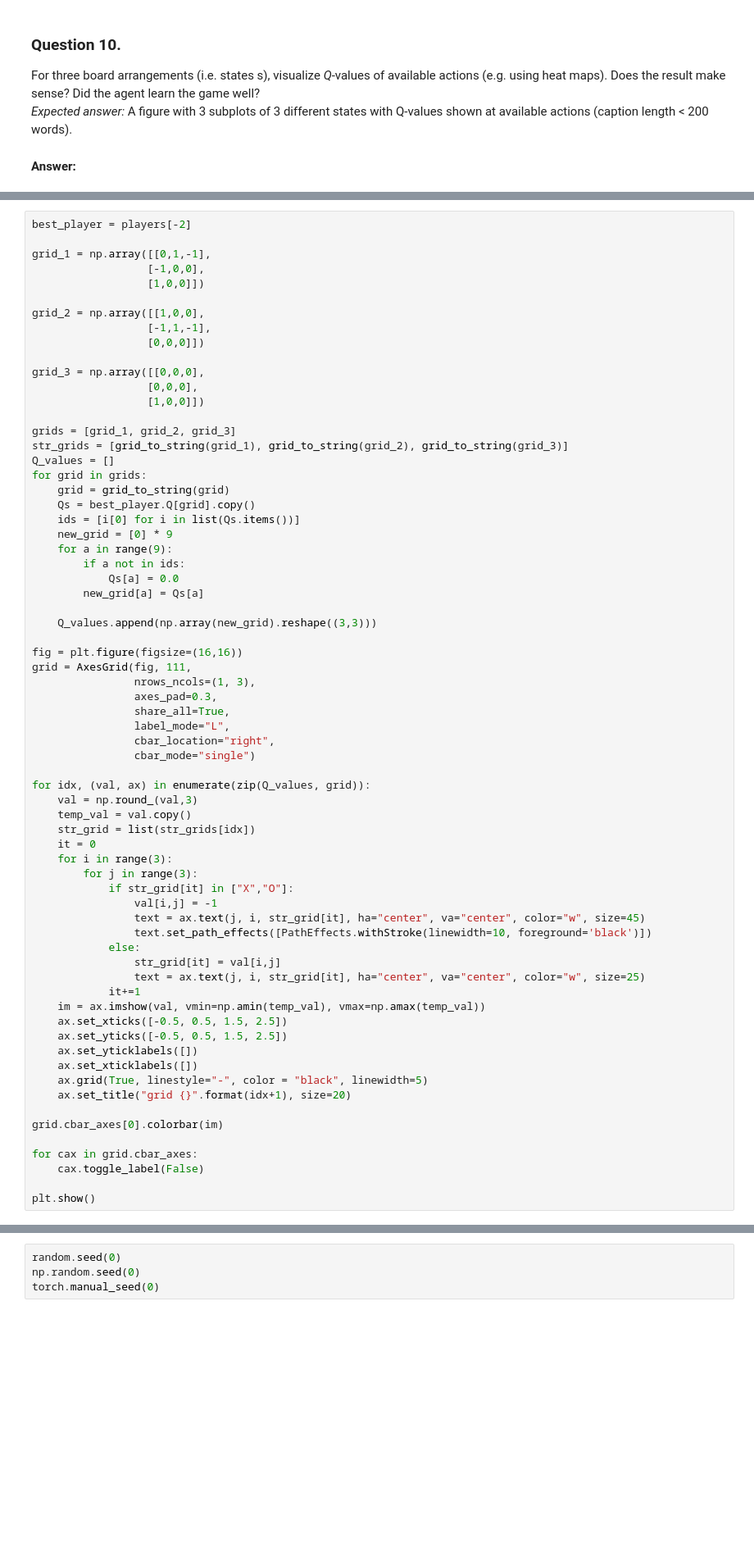
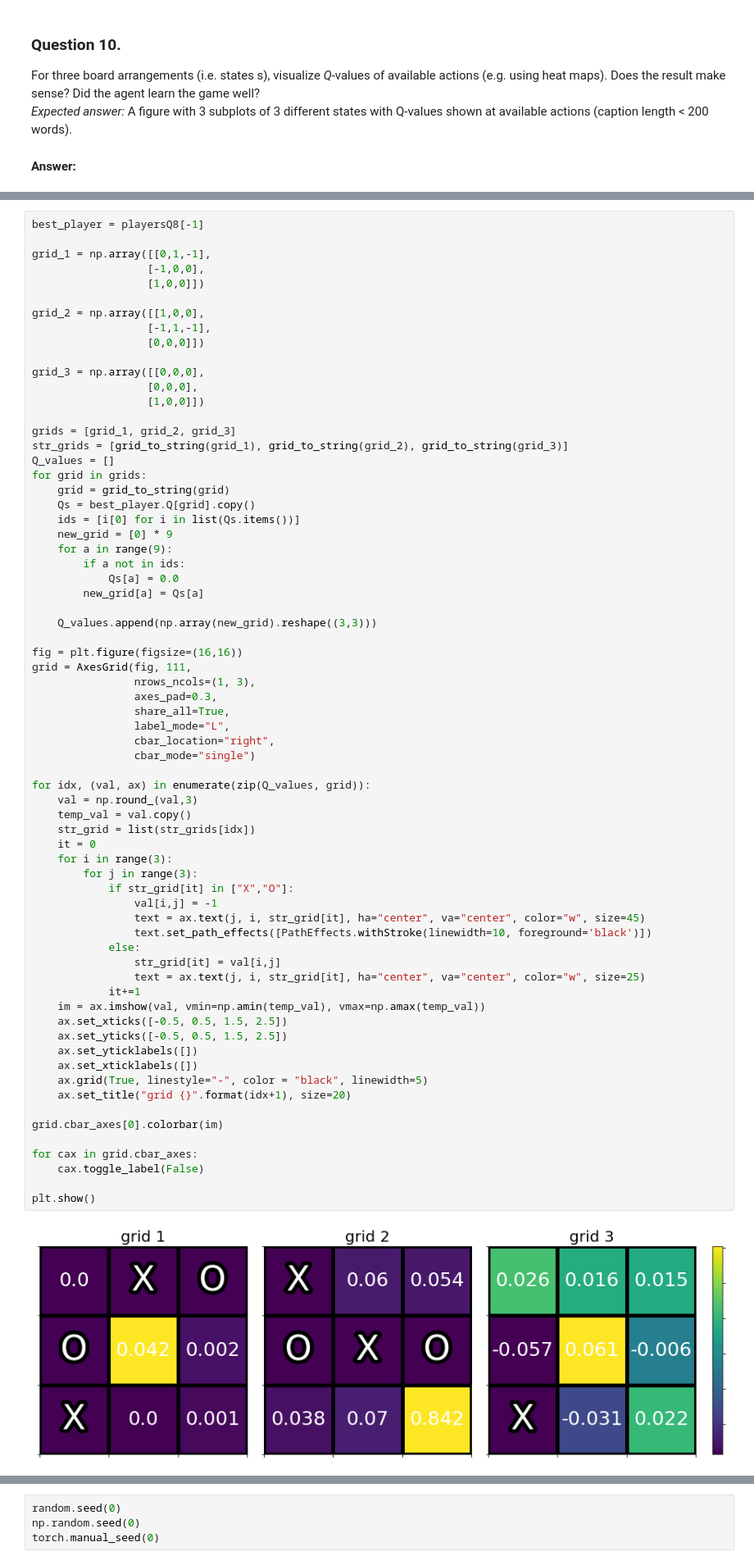
Before and after one commit to jgoumaz/EPFL_ANN_TicTacToe, a Jupyter notebook: questions.ipynb, the cells around one changed output, grey strips where cells are left out. Shown: that part at 82% size. Saved outputs shown, nothing was run; the diff lists cells and outputs as text; blank space fills up the shorter version.

```diff
--- a/questions.ipynb
+++ b/questions.ipynb
@@ -368,5 +400,5 @@ torch.manual_seed(0)
 # %%
-best_player = players[-2]
+best_player = playersQ8[-1]
 
 grid_1 = np.array([[0,1,-1],
                   [-1,0,0],
@@ -406,33 +438,35 @@ grid = AxesGrid(fig, 111,
 
 for idx, (val, ax) in enumerate(zip(Q_values, grid)):
     val = np.round_(val,3)
     temp_val = val.copy()
     str_grid = list(str_grids[idx])
     it = 0
     for i in range(3):
         for j in range(3):
             if str_grid[it] in ["X","O"]:
                 val[i,j] = -1
                 text = ax.text(j, i, str_grid[it], ha="center", va="center", color="w", size=45)
                 text.set_path_effects([PathEffects.withStroke(linewidth=10, foreground='black')])
             else:
                 str_grid[it] = val[i,j]
                 text = ax.text(j, i, str_grid[it], ha="center", va="center", color="w", size=25)
             it+=1
     im = ax.imshow(val, vmin=np.amin(temp_val), vmax=np.amax(temp_val))
     ax.set_xticks([-0.5, 0.5, 1.5, 2.5])
     ax.set_yticks([-0.5, 0.5, 1.5, 2.5])
     ax.set_yticklabels([])
     ax.set_xticklabels([])
     ax.grid(True, linestyle="-", color = "black", linewidth=5)
     ax.set_title("grid {}".format(idx+1), size=20)
 
 grid.cbar_axes[0].colorbar(im)
 
 for cax in grid.cbar_axes:
     cax.toggle_label(False)
 
 plt.show()
+# %% [output]
+[figure, added]
 # %% [markdown]
 ## 3 Deep Q-Learning <a class="anchor" id="section3"></a>
 As our 2nd algorithm, we use Deep Q-Learning (DQN) combined with $\epsilon$-greedy policy. You can watch
```
Also changed, not shown: parts of 15 cells of this notebook.
